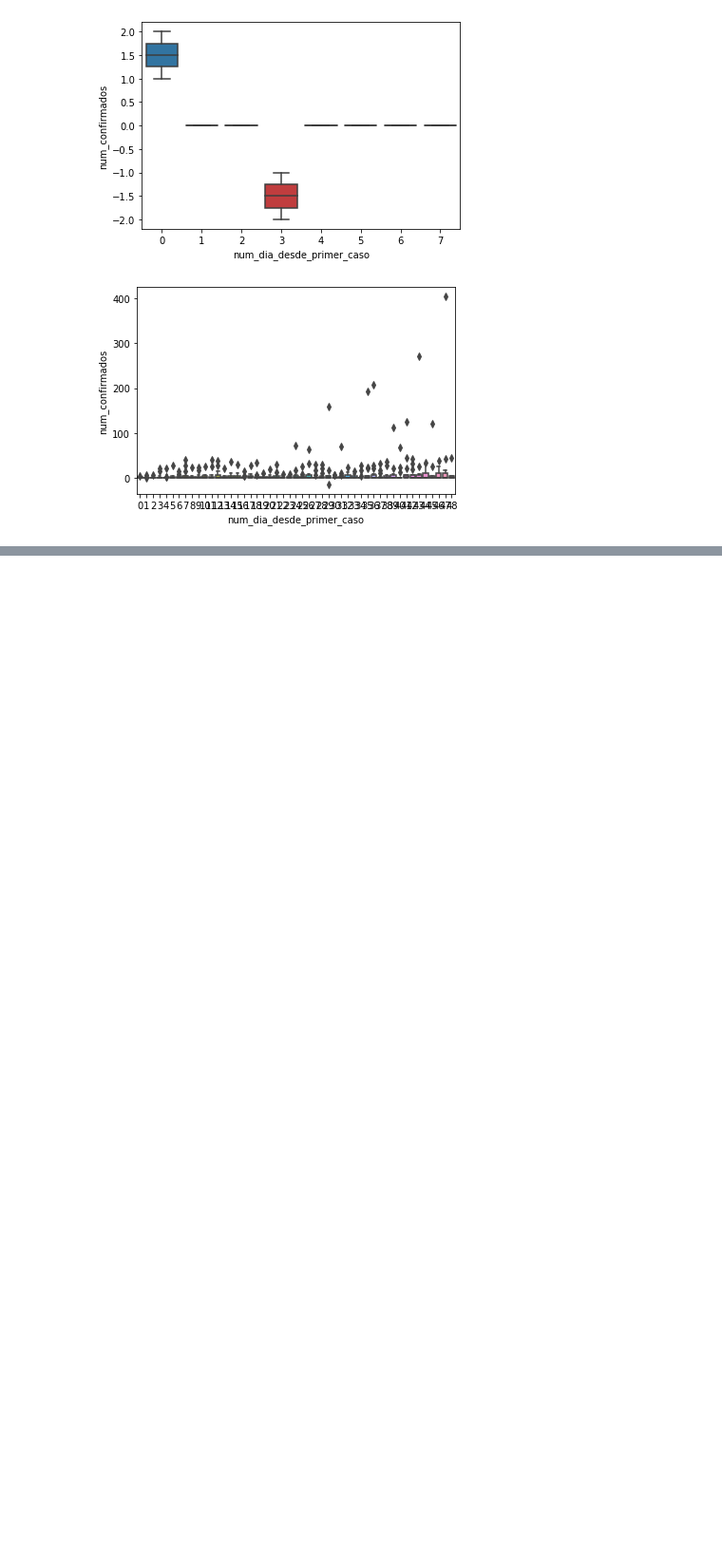
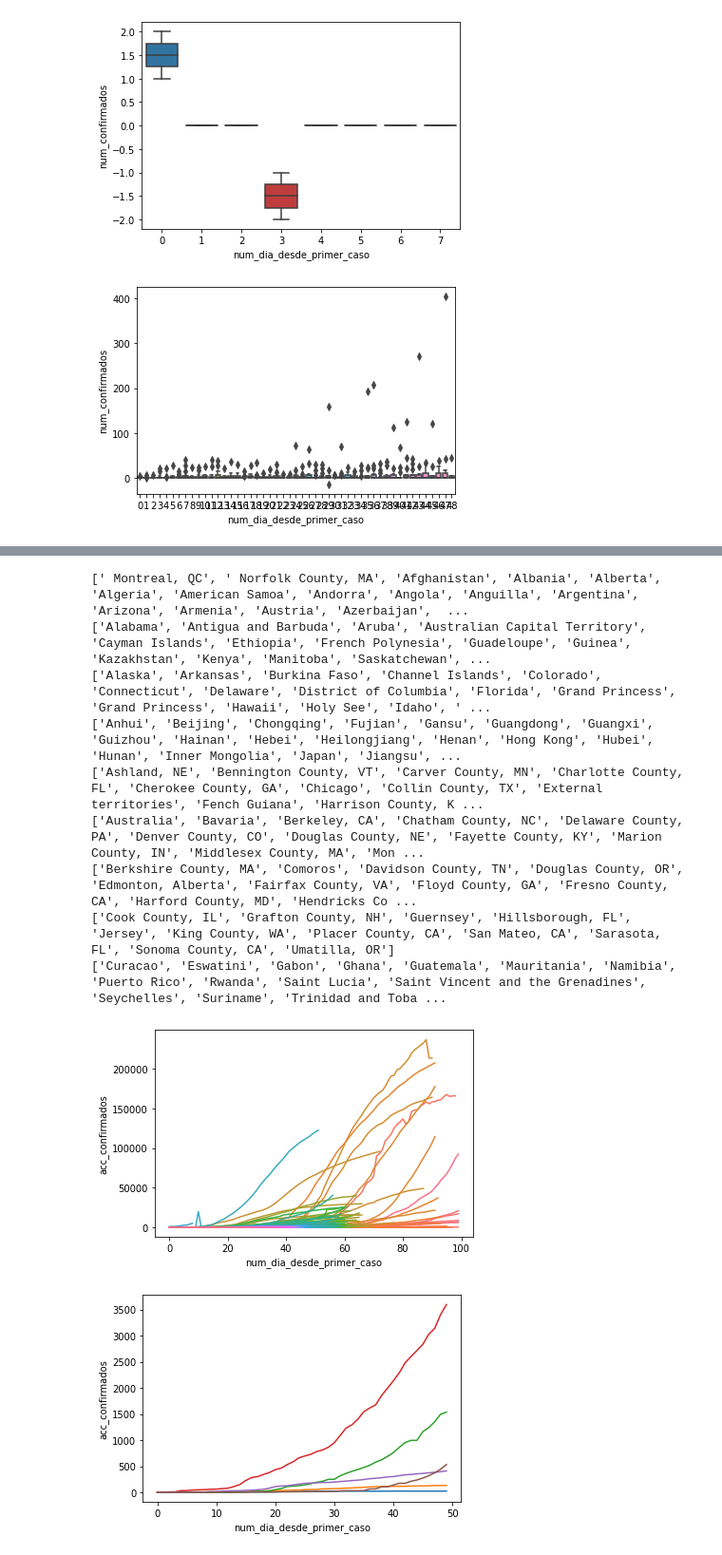
Before and after one commit to joseespinadote/proyecto_intro_mineria, a Jupyter notebook: miner-a-de-coronavirus.ipynb, the cells around one changed output, grey strips where cells are left out. Shown at 95% size. Cells and saved outputs as stored; diff of their text form; code cells hidden in the pictures; blank space fills up the shorter version.

Commit message:
Added lineplot by cluster

```diff
--- a/miner-a-de-coronavirus.ipynb
+++ b/miner-a-de-coronavirus.ipynb
@@ -844,0 +874,25 @@ for cluster in np.unique(dbscan_clusters):
+# %%
+# Análisis de los paises / regiones dentro de cada cluster
+for cluster in np.unique(dbscan_clusters):
+    paises = list(features_df[dbscan_clusters == cluster][['region']].region)
+    dset_paises = dset[dset["pais"].isin(paises)]
+    if dset_paises.empty :
+        continue
+    var = 'num_dia_desde_primer_caso'
+    # data = pd.concat([dset_paises['num_confirmados'], dset_paises[var]], axis=1)
+    print(paises)
+    f, ax = plt.subplots()
+    fig = sns.lineplot(x=var, y="acc_confirmados", data=dset_paises, hue='region')
+    fig.get_legend().set_visible(False)
+# %% [output]
+[' Montreal, QC', ' Norfolk County, MA', 'Afghanistan', 'Albania', 'Alberta', 'Algeria', 'American Samoa', 'Andorra', 'Angola', 'Anguilla', 'Argentina', 'Arizona', 'Armenia', 'Austria', 'Azerbaijan',  ...
+['Alabama', 'Antigua and Barbuda', 'Aruba', 'Australian Capital Territory', 'Cayman Islands', 'Ethiopia', 'French Polynesia', 'Guadeloupe', 'Guinea', 'Kazakhstan', 'Kenya', 'Manitoba', 'Saskatchewan', ...
+['Alaska', 'Arkansas', 'Burkina Faso', 'Channel Islands', 'Colorado', 'Connecticut', 'Delaware', 'District of Columbia', 'Florida', 'Grand Princess', 'Grand Princess', 'Hawaii', 'Holy See', 'Idaho', ' ...
+['Anhui', 'Beijing', 'Chongqing', 'Fujian', 'Gansu', 'Guangdong', 'Guangxi', 'Guizhou', 'Hainan', 'Hebei', 'Heilongjiang', 'Henan', 'Hong Kong', 'Hubei', 'Hunan', 'Inner Mongolia', 'Japan', 'Jiangsu', ...
+['Ashland, NE', 'Bennington County, VT', 'Carver County, MN', 'Charlotte County, FL', 'Cherokee County, GA', 'Chicago', 'Collin County, TX', 'External territories', 'Fench Guiana', 'Harrison County, K ...
+['Australia', 'Bavaria', 'Berkeley, CA', 'Chatham County, NC', 'Delaware County, PA', 'Denver County, CO', 'Douglas County, NE', 'Fayette County, KY', 'Marion County, IN', 'Middlesex County, MA', 'Mon ...
+['Berkshire County, MA', 'Comoros', 'Davidson County, TN', 'Douglas County, OR', 'Edmonton, Alberta', 'Fairfax County, VA', 'Floyd County, GA', 'Fresno County, CA', 'Harford County, MD', 'Hendricks Co ...
+['Cook County, IL', 'Grafton County, NH', 'Guernsey', 'Hillsborough, FL', 'Jersey', 'King County, WA', 'Placer County, CA', 'San Mateo, CA', 'Sarasota, FL', 'Sonoma County, CA', 'Umatilla, OR']
+['Curacao', 'Eswatini', 'Gabon', 'Ghana', 'Guatemala', 'Mauritania', 'Namibia', 'Puerto Rico', 'Rwanda', 'Saint Lucia', 'Saint Vincent and the Grenadines', 'Seychelles', 'Suriname', 'Trinidad and Toba ...
+[figure, added]
+[figure, added]
```
Also changed, not shown: parts of 13 cells of this notebook.
